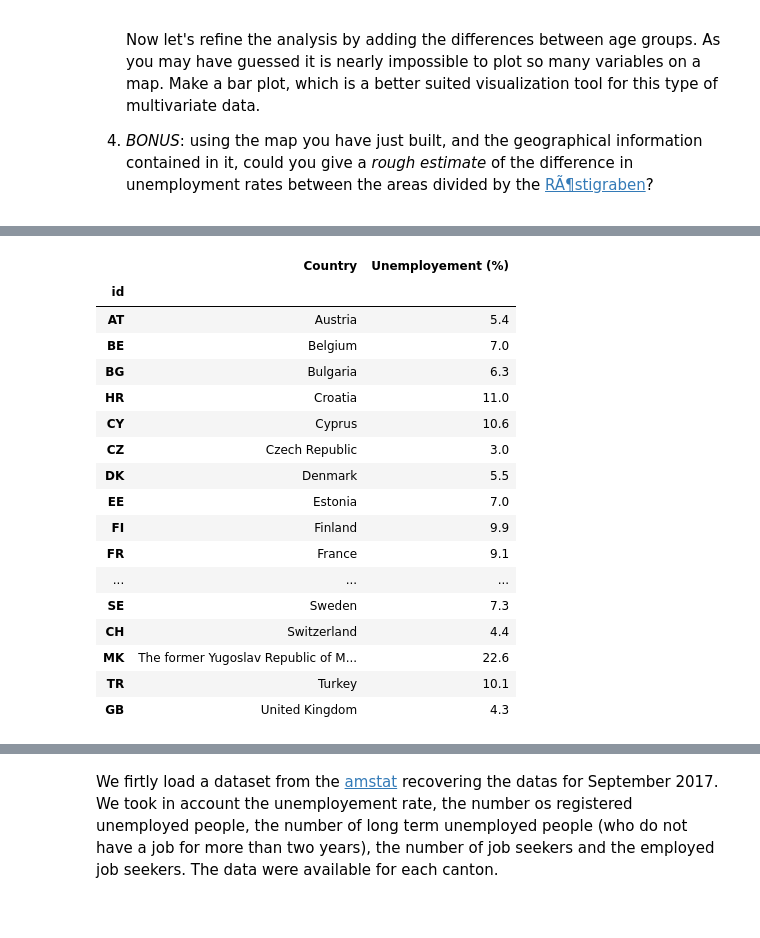
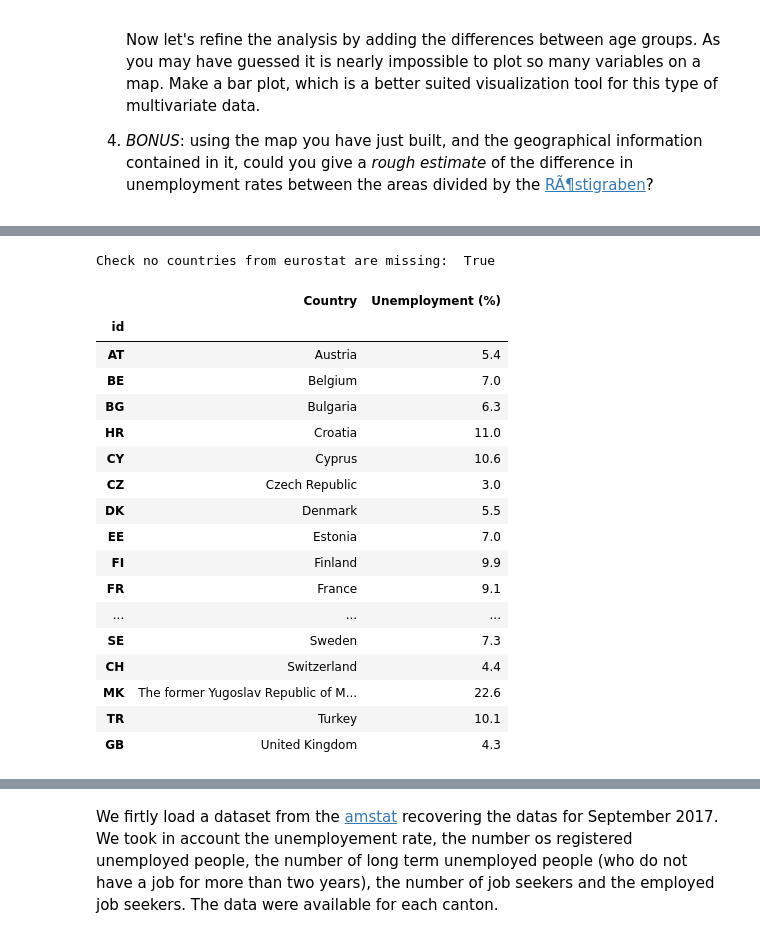
Before and after one commit to sbeuret/ADAProject_Bacsa_Beuret_Santarelli, a Jupyter notebook: 03 - Interactive Viz/Homework3.ipynb, the cells around one changed output, grey strips where cells are left out. Drawn from its saved outputs; the diff is of its cells as text; code cells hidden in the pictures.

Commit message:
Q1 maps + data

```diff
--- a/03 - Interactive Viz/Homework3.ipynb
+++ b/03 - Interactive Viz/Homework3.ipynb
@@ -67,0 +68,12 @@ True
+# %%
+DATA_FOLDER = './Data'
+EU_DATA_FOLDER=DATA_FOLDER + '/LFS-quaterly-TotalUnemployment' # LFS: Labour Force Survey
+
+#URGAN: Unemployment Rates by Gender, Age and Nationality
+#use separated sheet to get  the sheet'Data' with the total (male + female) UR
+#EU_URN: EUrope Unemployment Rates by Nationality
+eu_urn= pd.read_excel(EU_DATA_FOLDER + '/lfsq_urgan-2.xls', sheetname='Data', header=11);
+
+#keep most recent Unemployment rates here the second quarter of 2017 i.e 2017Q2
+eu_urn = eu_urn[['GEO/TIME','2017Q2']]
+eu_urn
@@ -68,43 +98,40 @@ True
 # %%
-DATA_FOLDER = './Data'
-EU_DATA_FOLDER=DATA_FOLDER + '/LFS-quaterly-TotalUnemployment'
+#drop  rows where GEO/TIME = Europe union and Europe area (index from 0 to 5)
+# GEO/TIME  = ":" (index 41)
+#GEO/TIME = "NaN" (index 39)
+#GEO/TIME = "Special value" (index 40)
+eu_urn= eu_urn.drop([0,1,2,3,4,5,41,39,40],axis=0)
 
-# LFS: Labour force survey
-#URGAN: unemployement rates by gender, age and nationality
-#separated sheet, use sheet= Data with the total (male + female)
-urgan_data = pd.read_excel(EU_DATA_FOLDER + '/lfsq_urgan-2.xls', sheetname='Data', header=11);
-
-#keep most recent unemployement rates i.e. from second quarter of 2017
-urgan = urgan_data[['GEO/TIME','2017Q2']]
-
-#drop  Europe stats + ":"+"nan" + Sepcial values
-urgan= urgan.drop([0,1,2,3,4,5,41,39,40],axis=0)
-#change columns name
-urgan= urgan.rename(columns={'GEO/TIME': 'Country', '2017Q2': 'Unemployement (%)'})
+#change the columns name
+eu_urn= eu_urn.rename(columns={'GEO/TIME': 'Country', '2017Q2': 'Unemployment (%)'})
 
 #change countries name to merge with the topojson data later
-urgan = urgan.set_value(10,'Country','Germany')
-urgan = urgan.set_value(37,'Country','The former Yugoslav Republic of Macedonia')
+eu_urn = eu_urn.set_value(10,'Country','Germany')
+eu_urn = eu_urn.set_value(37,'Country','The former Yugoslav Republic of Macedonia')
+nb_countries=len(eu_urn)
 
-#create data frame with countries id  and names from the topo
+#load TOPOJSON
 topo= pd.read_json('./topojson/europe.topojson.json',typ= 'series')
-eu_topo= pd.DataFrame(topo['objects']['europe']['geometries'])
-#get ids and names
+#recover Europe geometries and convert to df
+eu_topo= pd.DataFrame(topo['objects']['europe']['geometries']) #convert list of dict to df, keys become column names
+#get ids and names of the countries
 countries_id=eu_topo['id']
-countries_name=pd.DataFrame(list(eu_topo['properties'].values))
-#create df with id and name
+countries_name=pd.DataFrame(list(eu_topo['properties'].values))#properties vlaues are dict, pass them to list of dict
+#create DF with ids and names of countries
 eu_code=pd.DataFrame()
 eu_code['id']=countries_id
 eu_code['Country']=countries_name['NAME']
-eu_code =eu_code.sort_values('Country')
-eu_code.head(100)
+eu_code =eu_code.sort_values('Country') #alphabetical order
 
-#merge ids and unemployement rates using the country's name
-urgan = pd.merge(eu_code,urgan, 'inner')
-urgan = urgan.set_index('id')
-urgan
+
+#MERGE ids and Unemployment rates using the countries' name
+eu_urn = pd.merge(eu_code,eu_urn, 'inner')
+eu_urn = eu_urn.set_index('id')
+print('Check no countries from eurostat are missing: ', nb_countries==len(eu_urn))
+eu_urn
 # %% [output]
+Check no countries from eurostat are missing:  True
-|  | Country | Unemployement (%) |
+|  | Country | Unemployment (%) |
 | id |  |  |
 | AT | Austria | 5.4 |
 | BE | Belgium | 7.0 |
```
Also changed, not shown: parts of 18 cells of this notebook, 1 other file.
